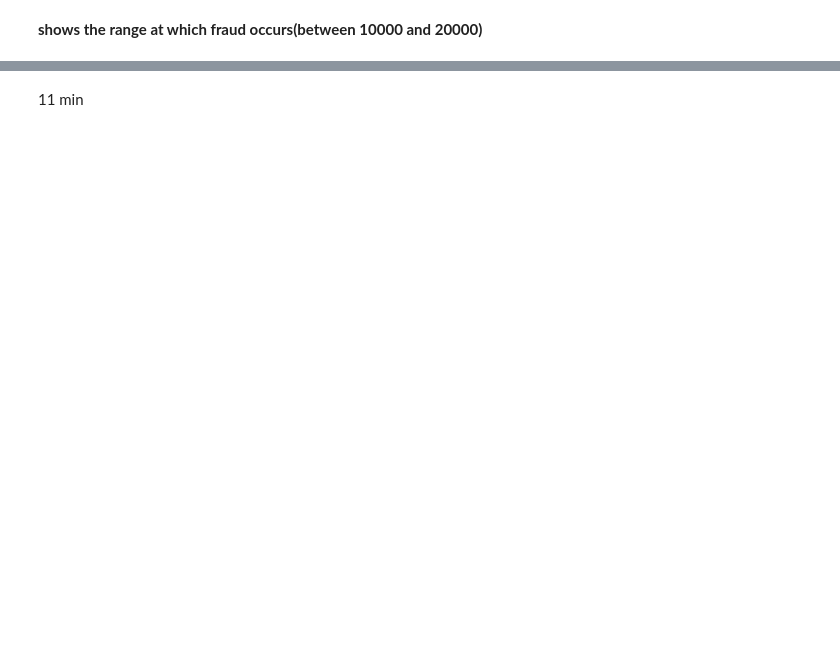
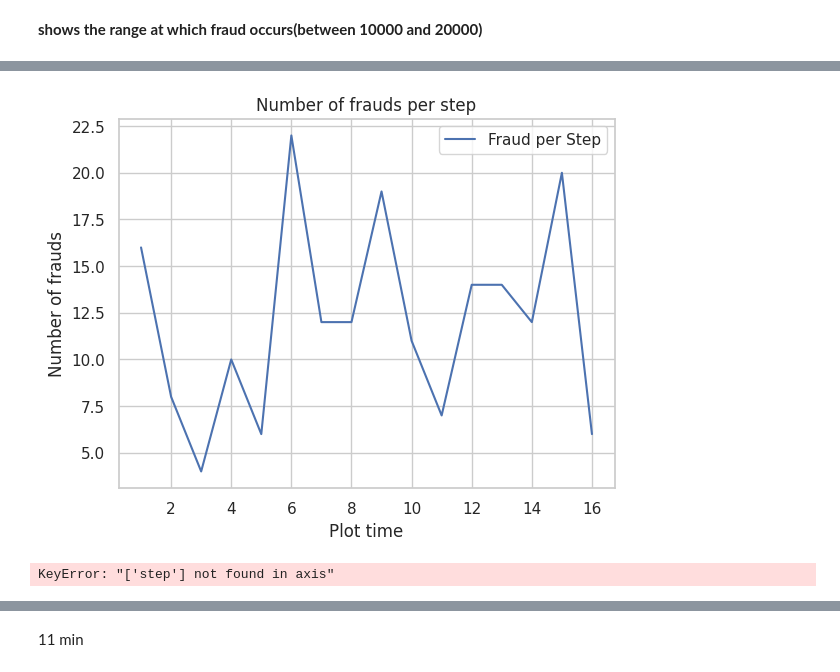
Before and after one commit to leonmarienga/Android-app, a Jupyter notebook: fraud.ipynb, the cells around one changed output, grey strips where cells are left out. Drawn from its saved outputs; the diff is of its cells as text; code cells hidden in the pictures; blank space fills up the shorter version.

```diff
--- a/fraud.ipynb
+++ b/fraud.ipynb
@@ -172,0 +173,19 @@ np.int64(2464178)
+# %%
+frauds_per_step = df[df['isFraud']==1]["step"].value_counts().sort_index()
+plt.plot(frauds_per_step.index, frauds_per_step.values, label="Fraud per Step") #remember every array has an index and values in that index
+plt.xlabel("Plot time")
+plt.ylabel("Number of frauds")
+plt.title("Number of frauds per step")
+plt.grid(True)
+plt.legend()
+plt.show()
+# Just checking if the data ia time dependent; it isisnt
+# %% [output]
+[figure, added]
+# %%
+if 'step' in df.columns:
+    df.drop(columns = "step", inplace=True) #Dont make copy
+else:
+    print("'step' column already dropped.")
+# %% [output]
+KeyError: "['step'] not found in axis"
```
Also changed, not shown: parts of 16 cells of this notebook.
